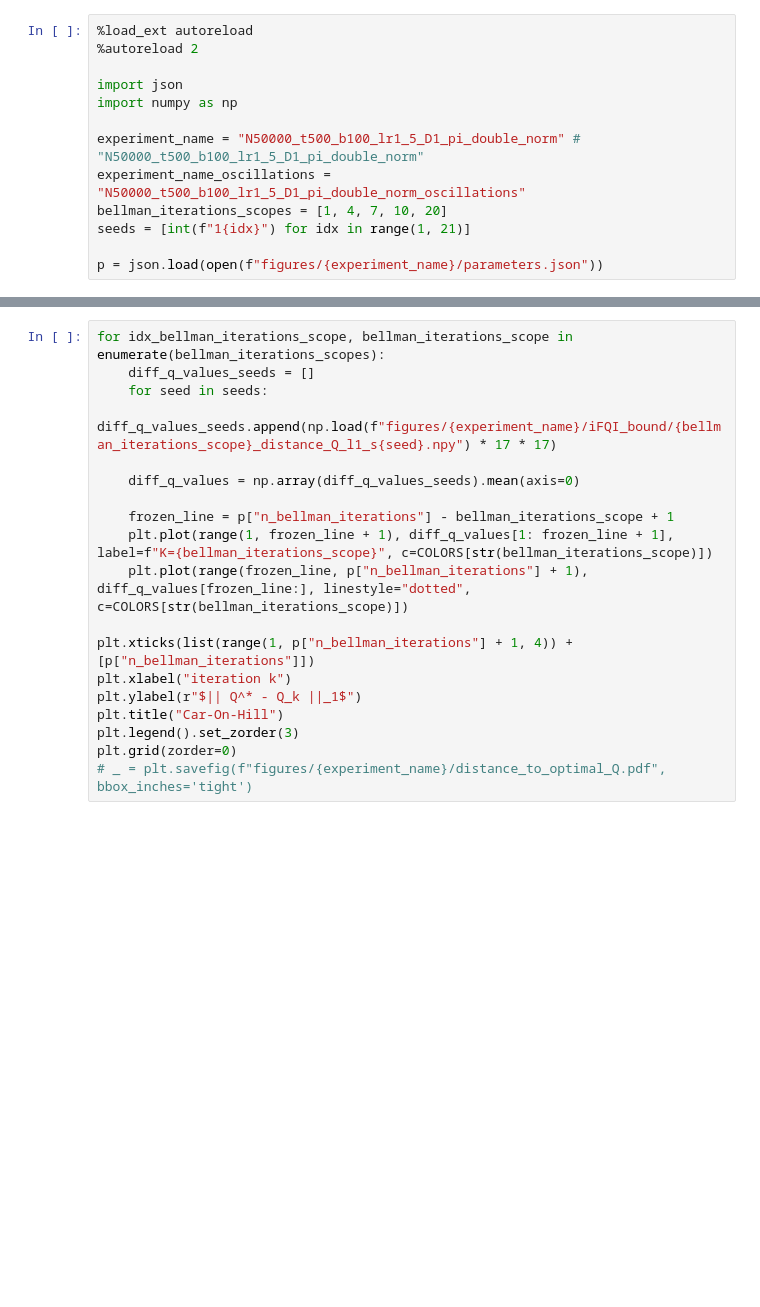
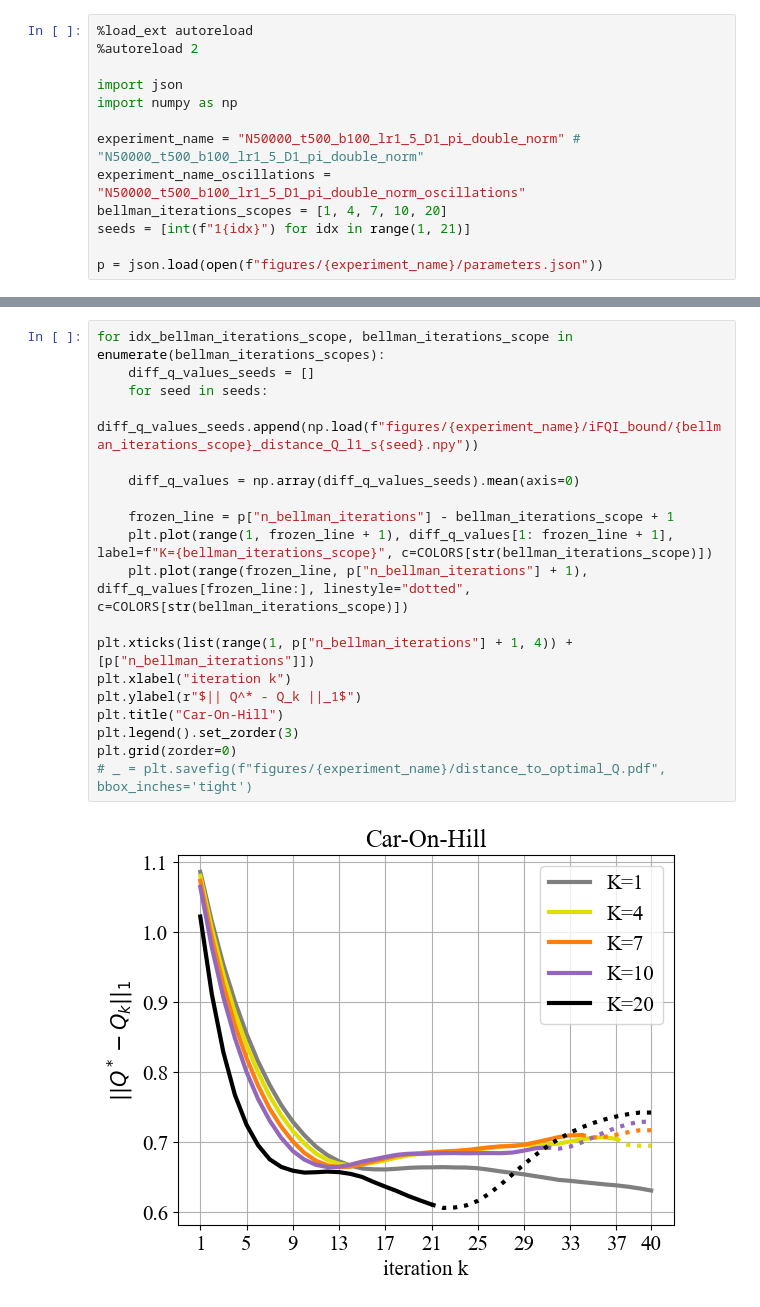
Before and after one commit to theovincent/i-DQN, a Jupyter notebook: experiments/car_on_hill/plot_bound.ipynb, the cells around one changed output, grey strips where cells are left out. Drawn from its saved outputs; the diff is of its cells as text; blank space fills up the shorter version.

```diff
--- a/experiments/car_on_hill/plot_bound.ipynb
+++ b/experiments/car_on_hill/plot_bound.ipynb
@@ -45,21 +47,23 @@ plt.grid(zorder=0)
 # %%
 for idx_bellman_iterations_scope, bellman_iterations_scope in enumerate(bellman_iterations_scopes):
     diff_q_values_seeds = []
     for seed in seeds:
-        diff_q_values_seeds.append(np.load(f"figures/{experiment_name}/iFQI_bound/{bellman_iterations_scope}_distance_Q_l1_s{seed}.npy") * 17 * 17)
+        diff_q_values_seeds.append(np.load(f"figures/{experiment_name}/iFQI_bound/{bellman_iterations_scope}_distance_Q_l1_s{seed}.npy"))
 
     diff_q_values = np.array(diff_q_values_seeds).mean(axis=0)
 
     frozen_line = p["n_bellman_iterations"] - bellman_iterations_scope + 1
     plt.plot(range(1, frozen_line + 1), diff_q_values[1: frozen_line + 1], label=f"K={bellman_iterations_scope}", c=COLORS[str(bellman_iterations_scope)])
     plt.plot(range(frozen_line, p["n_bellman_iterations"] + 1), diff_q_values[frozen_line:], linestyle="dotted", c=COLORS[str(bellman_iterations_scope)])
 
 plt.xticks(list(range(1, p["n_bellman_iterations"] + 1, 4)) + [p["n_bellman_iterations"]])
 plt.xlabel("iteration k")
 plt.ylabel(r"$|| Q^* - Q_k ||_1$")
 plt.title("Car-On-Hill")
 plt.legend().set_zorder(3)
 plt.grid(zorder=0)
 # _ = plt.savefig(f"figures/{experiment_name}/distance_to_optimal_Q.pdf", bbox_inches='tight')
+# %% [output]
+[figure, added]
 # %%
 for idx_bellman_iterations_scope, bellman_iterations_scope in enumerate(bellman_iterations_scopes):
```
Also changed, not shown: parts of 4 cells of this notebook, 5 other files.
